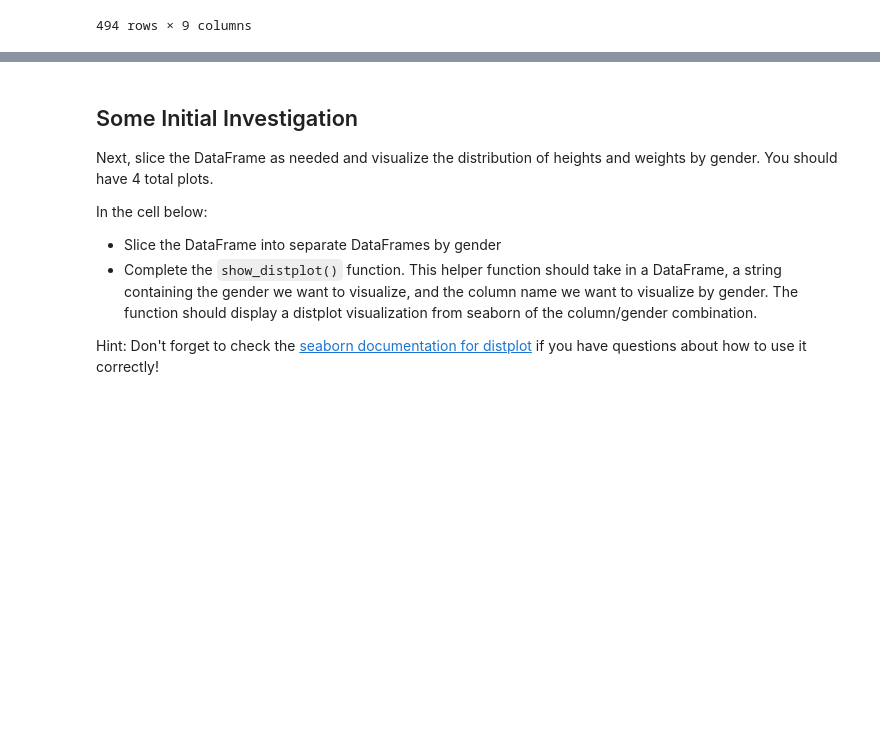
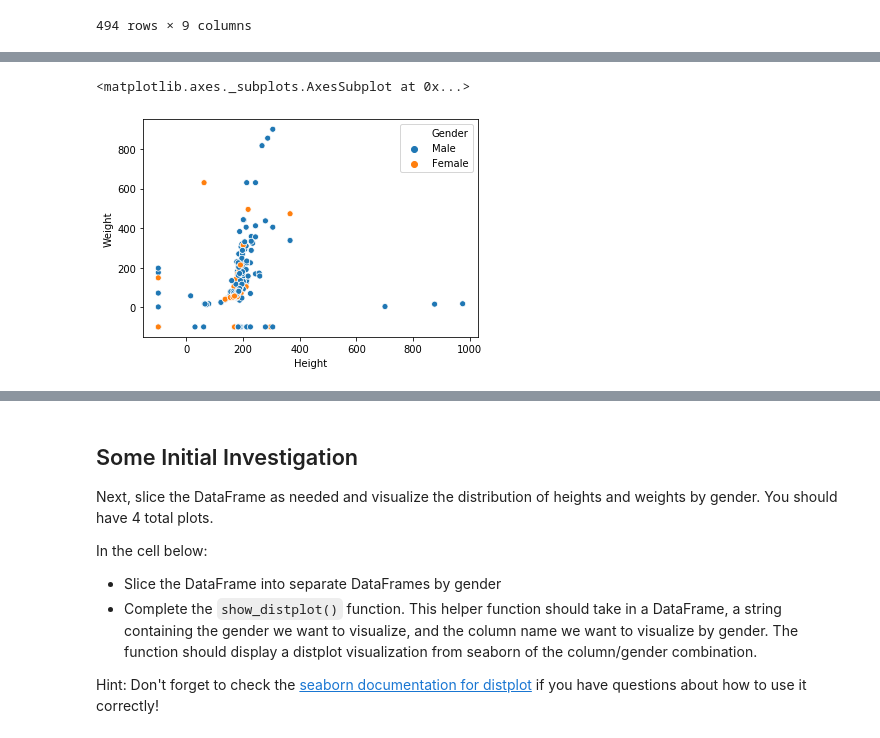
Before and after one commit to poariston/dsc-data-cleaning-project-online-ds-pt-120919, a Jupyter notebook: index_William-Pierre.ipynb, the cells around one changed output, grey strips where cells are left out. Drawn from its saved outputs; the diff is of its cells as text; code cells hidden in the pictures; blank space fills up the shorter version.

```diff
--- a/index_William-Pierre.ipynb
+++ b/index_William-Pierre.ipynb
@@ -366,0 +678,5 @@ dfmale
+# %%
+to_drop= heroes_df[heroes_df['Weight'] == 'unknown']
+to_drop.index
+heroes_df2 = heroes_df.drop(to_drop.index,axis=0,inplace = False)
+heroes_df2
@@ -366,0 +698,4 @@ dfmale
+# %%
+to_drop2= heroes_df2[heroes_df2['Height'] == 'unknown']
+heroes_df3 = heroes_df2.drop(to_drop2.index,axis=0,inplace = False)
+heroes_df3
@@ -366,0 +721,4 @@ dfmale
+# %%
+to_drop3=heroes_df3[heroes_df3['Gender']=='-']
+heroes_df4=heroes_df3.drop(to_drop3.index,axis=0,inplace=False)
+heroes_df4
@@ -366,0 +740,8 @@ dfmale
+# %%
+heroes_df5=heroes_df4.astype({'Height': float,'Weight':float,'Gender': str})
+import seaborn as sns
+
+sns.scatterplot(x='Height',y='Weight',hue='Gender',data=heroes_df5)
+# %% [output]
+<matplotlib.axes._subplots.AxesSubplot at 0x...>
+[figure, added]
```
Also changed, not shown: parts of 50 cells of this notebook.
